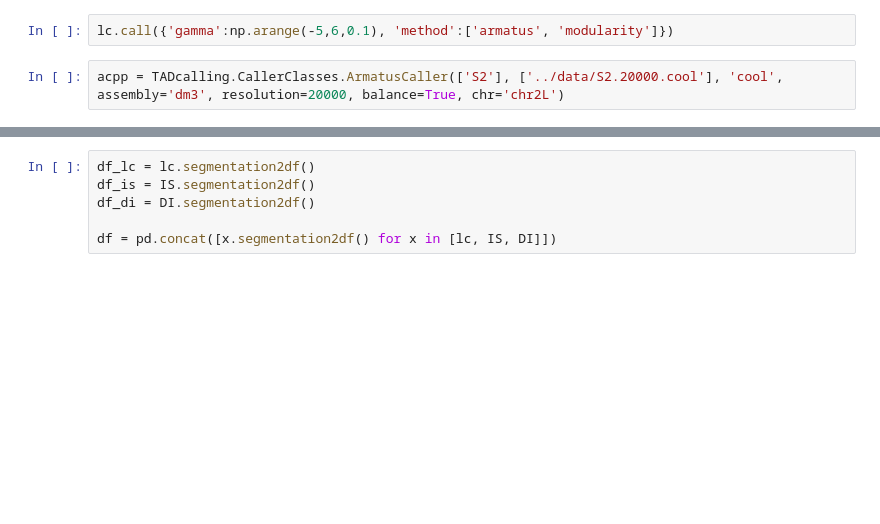
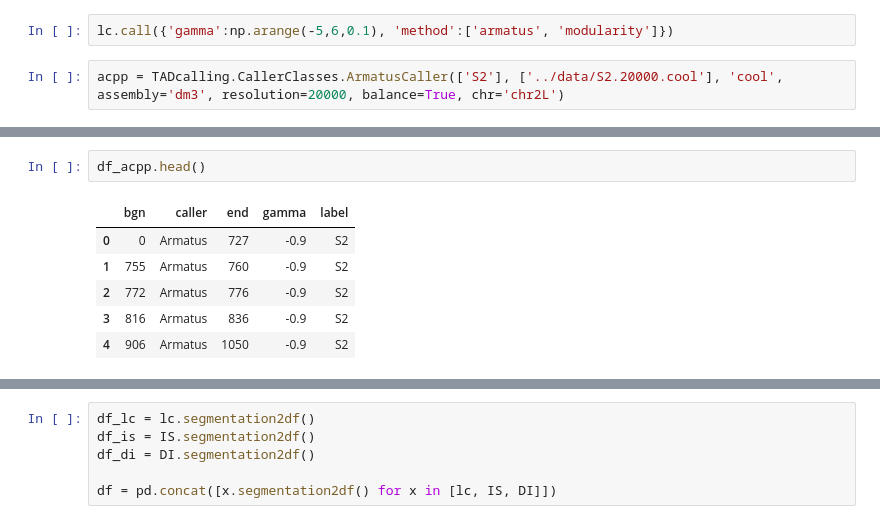
Before and after one commit to dmitrymyl/TADselect, a Jupyter notebook: examples/test.ipynb, the cells around one changed output, grey strips where cells are left out. Saved outputs shown, nothing was run; the diff lists cells and outputs as text; blank space fills up the shorter version.

```diff
--- a/examples/test.ipynb
+++ b/examples/test.ipynb
@@ -27,0 +80,9 @@ acpp.call({'gamma':[0.1, 0.3, 0.5]}, caller_path='')
+# %%
+df_acpp.head()
+# %% [output]
+|  | bgn | caller | end | gamma | label |
+| 0 | 0 | Armatus | 727 | -0.9 | S2 |
+| 1 | 755 | Armatus | 760 | -0.9 | S2 |
+| 2 | 772 | Armatus | 776 | -0.9 | S2 |
+| 3 | 816 | Armatus | 836 | -0.9 | S2 |
+| 4 | 906 | Armatus | 1050 | -0.9 | S2 |
```
Also changed, not shown: parts of 14 cells of this notebook, 1 other file.
